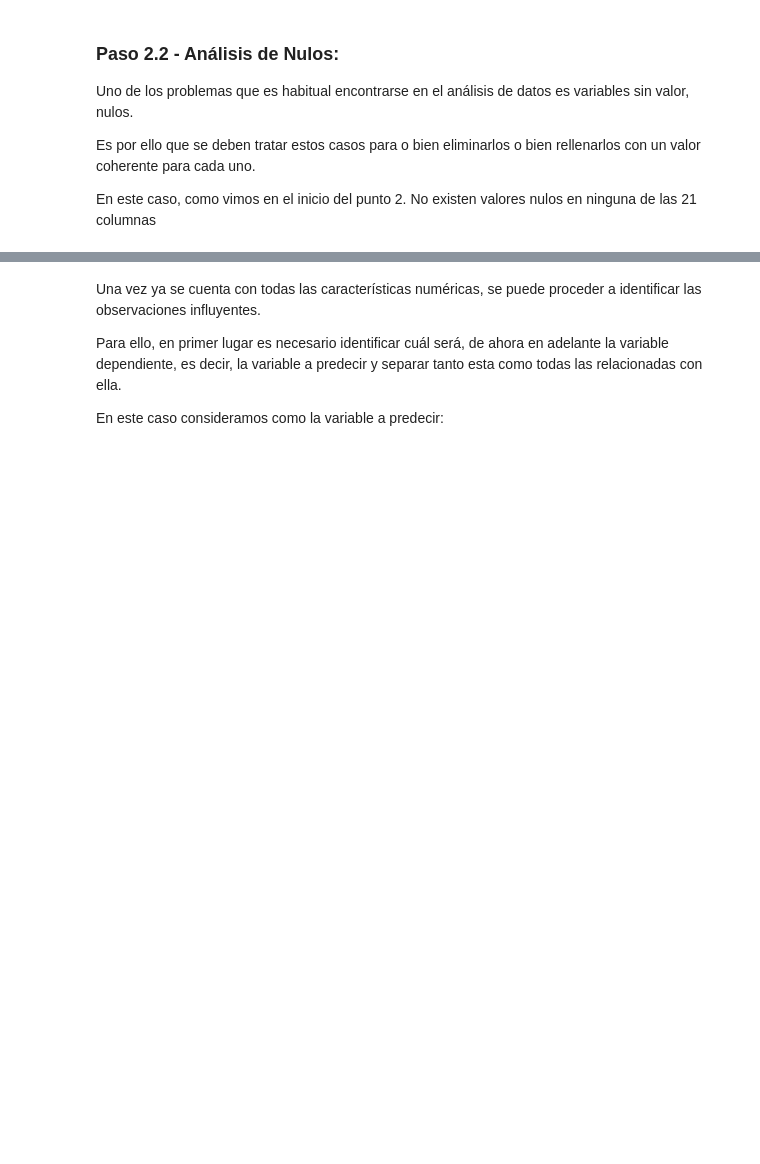
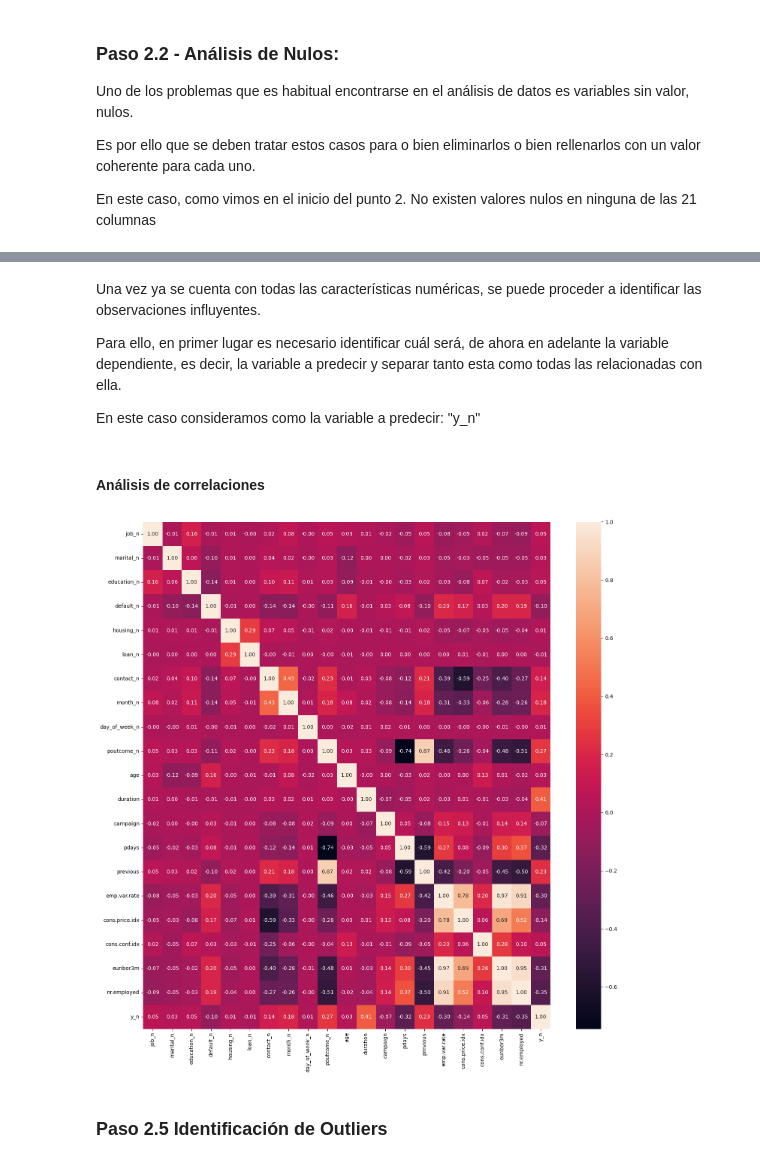
Before and after one commit to 4GeeksAcademy/machine-learning-python-template_ds_13_david_bank, a Jupyter notebook: src/explore.ipynb, the cells around one changed output, grey strips where cells are left out. Cells and saved outputs as stored; diff of their text form; code cells hidden in the pictures; blank space fills up the shorter version.

```diff
--- a/src/explore.ipynb
+++ b/src/explore.ipynb
@@ -192,4 +287,5 @@ num_variables = ["job_n", "marital_n", "education_n", "default_n", "housing_n",
 # Escalado de variables numéricas usando Min-Max Escaler. Así nos aseguramos de que todas las variables estén en el mismo rango (0 a 1)
 scaler = MinMaxScaler()
 scal_features = scaler.fit_transform(data_bank[num_variables])
-data_bank_scal = pd.DataFrame(scal_features, index=data_bank.index, columns=num_variables)
+data_bank = pd.DataFrame(scal_features, index=data_bank.index, columns=num_variables)
+data_bank.head()
@@ -198,4 +301,22 @@ Una vez ya se cuenta con todas las características numéricas, se puede procede
 
 Para ello, en primer lugar es necesario identificar cuál será, de ahora en adelante la variable dependiente, es decir, la variable a predecir y separar tanto esta como todas las relacionadas con ella.
 
-En este caso consideramos como la variable a predecir:
+En este caso consideramos como la variable a predecir: "y_n"
+# %% [markdown]
+#### Análisis de correlaciones
+# %%
+# Definir el tamaño de la figura
+plt.figure(figsize=(15, 15))  # Cambia los valores según tus necesidades
+
+# Graficamos todas las variables numéricas y las que transformamos a numéricas en el paso anterior (factorizar)
+sns.heatmap(data_bank[num_variables].corr(), annot = True, fmt = ".2f")
+
+# Ajustar el diseño para evitar solapamientos
+plt.tight_layout()
+
+# Mostramos el gráfico
+plt.show()
+# %% [output]
+[figure, added]
+# %% [markdown]
+### Paso 2.5 Identificación de Outliers
```
Also changed, not shown: parts of 18 cells of this notebook, 1 other file.
